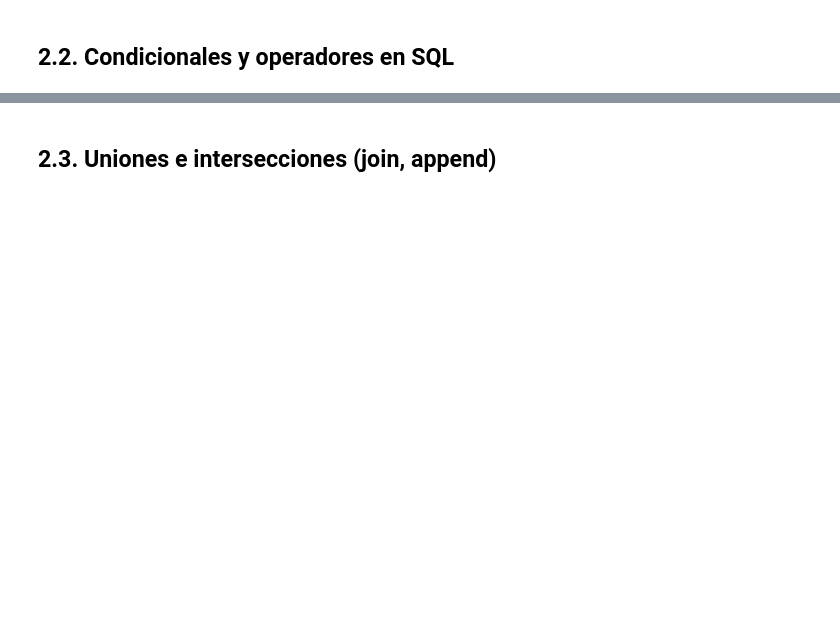
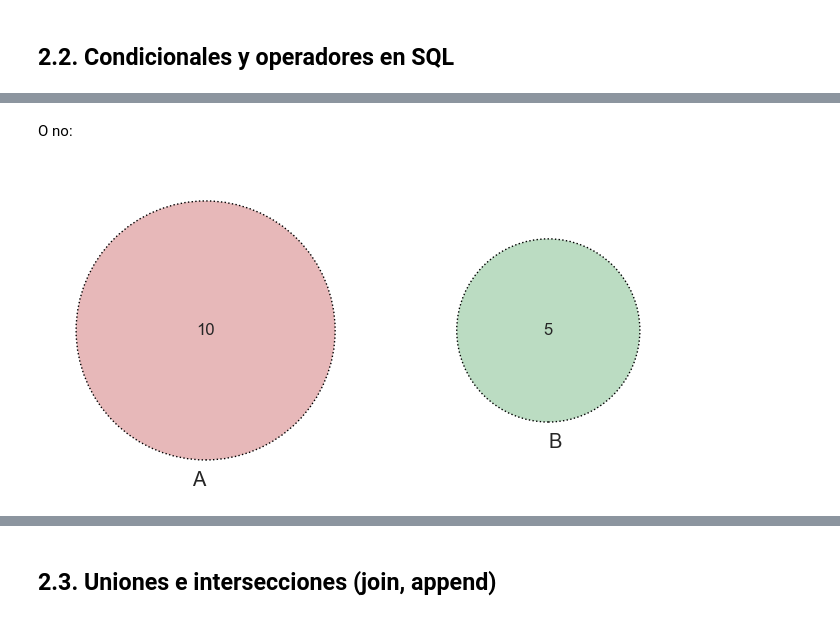
Before and after one commit to alejo-acosta/pmdb-material, a Jupyter notebook: 2.0-Bases de datos relacionales.ipynb, the cells around one changed output, grey strips where cells are left out. Saved outputs shown, nothing was run; the diff lists cells and outputs as text; code cells hidden in the pictures; blank space fills up the shorter version.

```diff
--- a/2.0-Bases de datos relacionales.ipynb
+++ b/2.0-Bases de datos relacionales.ipynb
@@ -28,0 +113,9 @@ Y conectamos con líneas entre ellos, veamos un ejemplo:
+# %% [markdown]
+O no:
+# %%
+set1 = (10, 5, 0)
+venn2(subsets=set1, set_labels=('A', 'B'))
+venn2_circles(subsets=set1, linestyle="dotted", linewidth=1)
+plt.show()
+# %% [output]
+[figure, added]
```
Also changed, not shown: parts of 13 cells of this notebook, 37 other files.
